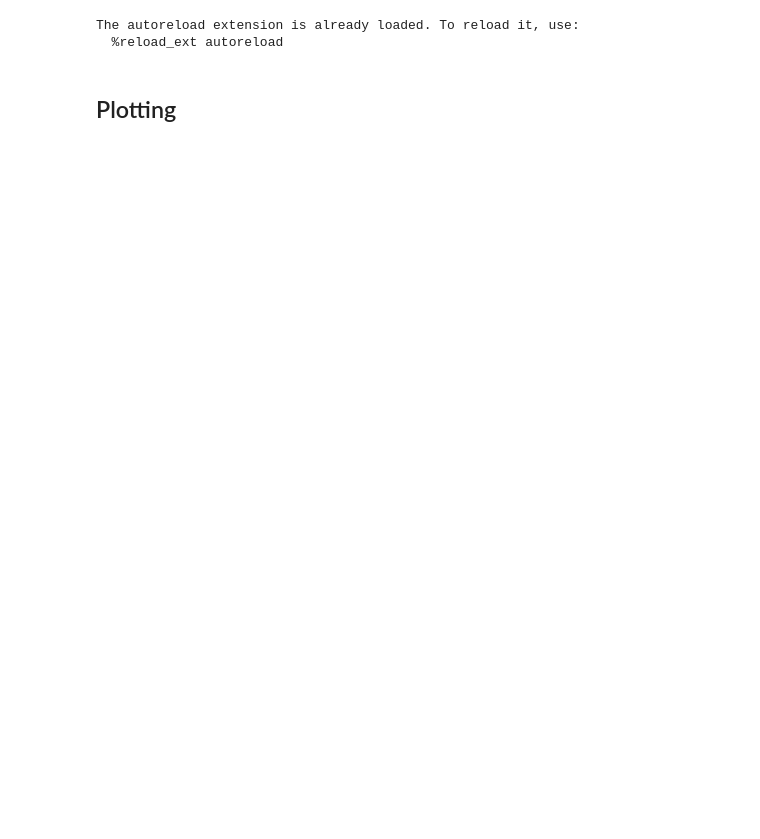
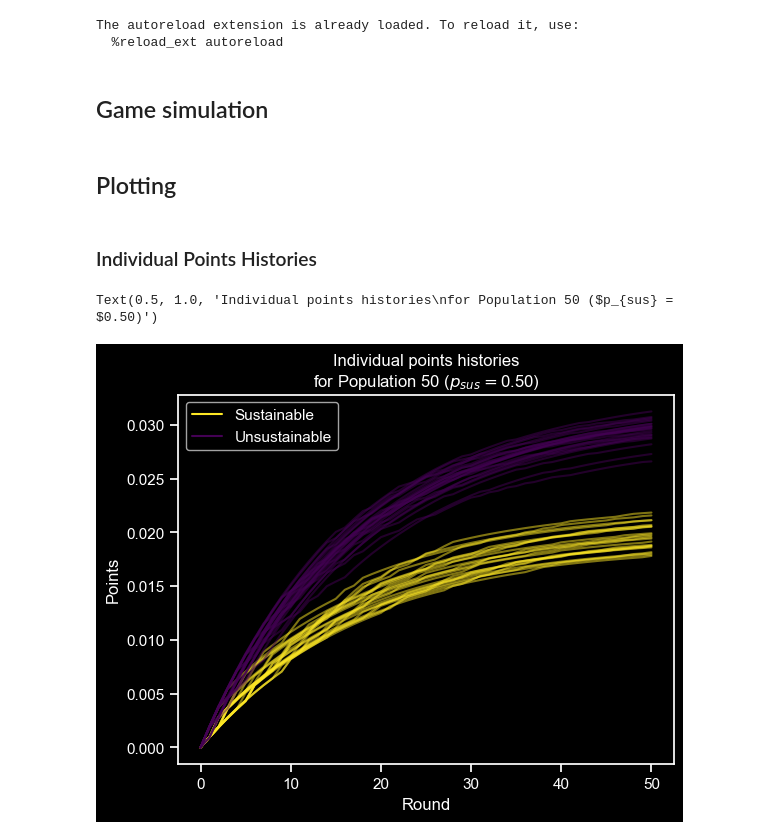
Before and after one commit to moltaire/sustainabilitygame, a Jupyter notebook: sustainability_game.ipynb, the cells around one changed output. Drawn from its saved outputs; the diff is of its cells as text; code cells hidden in the pictures; blank space fills up the shorter version.

```diff
--- a/sustainability_game.ipynb
+++ b/sustainability_game.ipynb
@@ -14,5 +18,7 @@ import sustainabilitygame as sg
 # %% [output]
 The autoreload extension is already loaded. To reload it, use:
   %reload_ext autoreload
+# %% [markdown]
+## Game simulation
 # %%
 # Population properties
@@ -59,0 +63,29 @@ sm = plt.cm.ScalarMappable(cmap=cmap)
+# %% [markdown]
+### Individual Points Histories
+# %%
+population_index = 50
+population = populations[population_index]
+fig, ax = plt.subplots(dpi=100)
+for agent in population.agents:
+    color = cmap(0) if agent.id.startswith("u") else cmap(np.inf)
+    alpha = (
+        p_sus_levels[population_index]
+        if agent.id.startswith("u")
+        else 1 - p_sus_levels[population_index]
+    )
+    ax.plot(agent.points_history, color=color, alpha=alpha)
+
+ax.plot([None], [None], color=cmap(np.inf), label="Sustainable")
+ax.plot([None], [None], color=cmap(0), label="Unsustainable")
+ax.legend()
+
+ax.set_xlabel("Round")
+ax.set_ylabel("Points")
+ax.set_title(
+    f"Individual points histories\nfor Population {population_index} "
+    + r"($p_{sus} = $"
+    + f"{p_sus_levels[population_index]:.2f})"
+)
+# %% [output]
+Text(0.5, 1.0, 'Individual points histories\nfor Population 50 ($p_{sus} = $0.50)')
+[figure, added]
```
Also changed, not shown: parts of 18 cells of this notebook, 2 other files.
